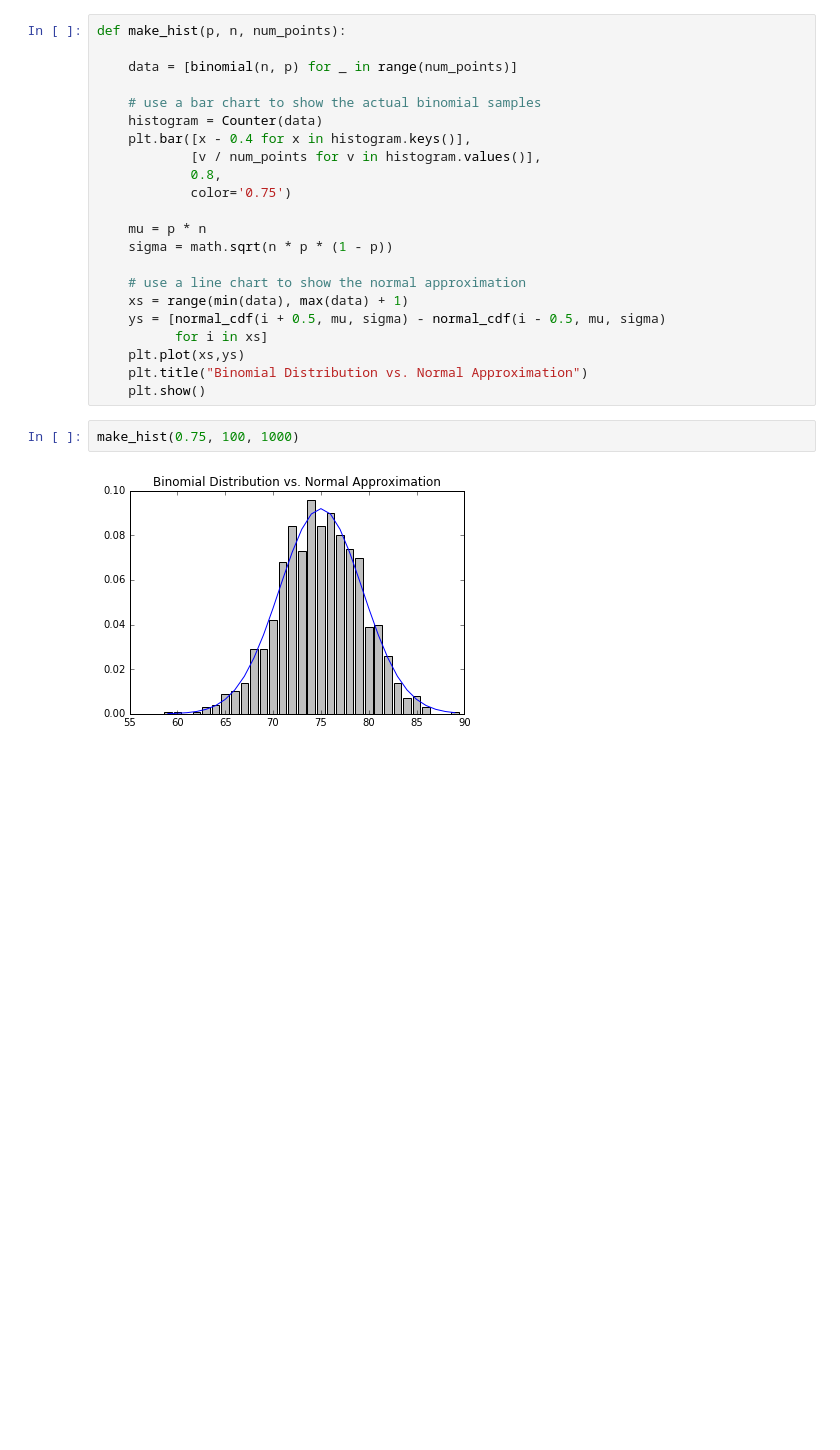
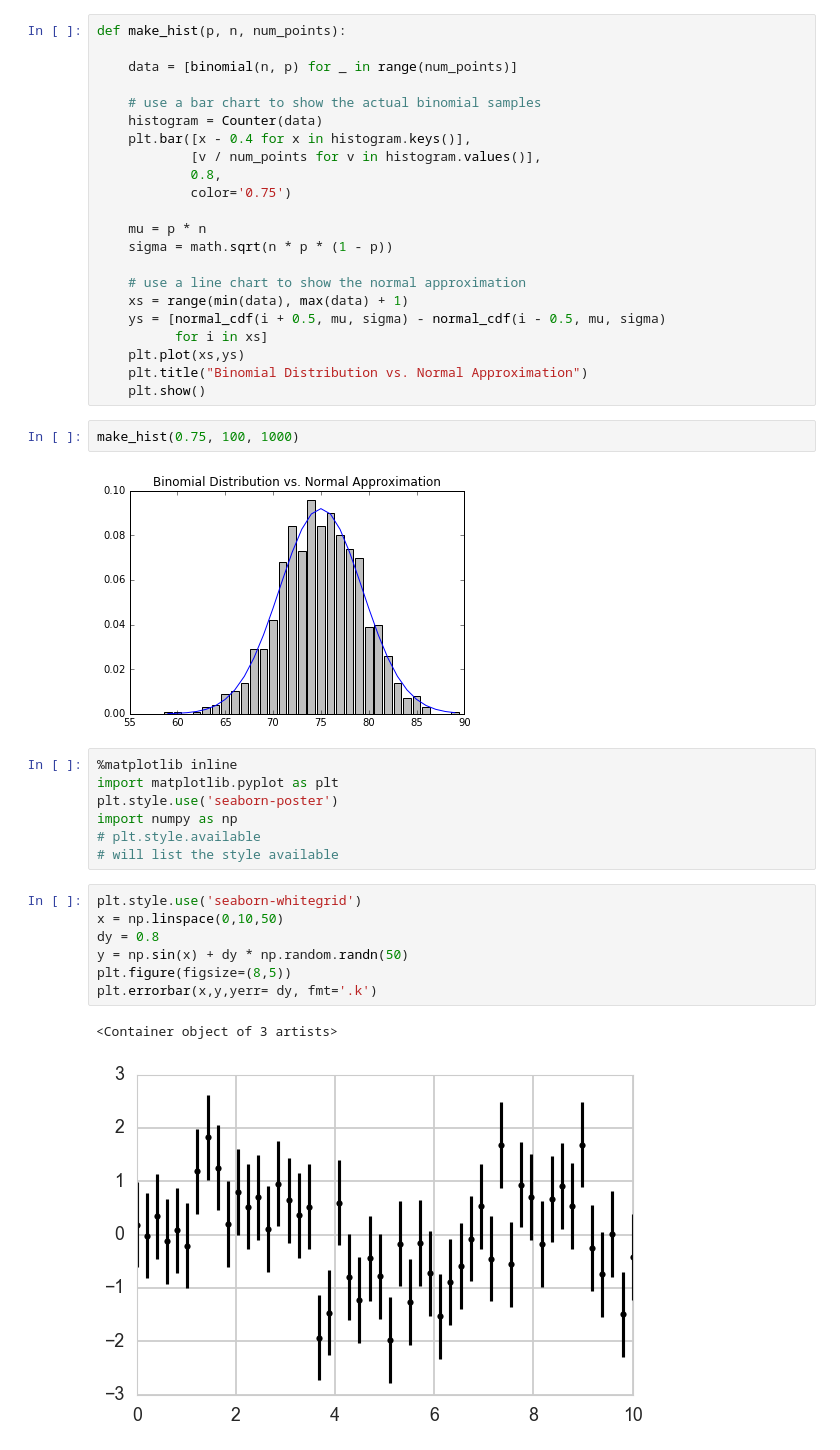
Before and after one commit to riversxiao/datamining, a Jupyter notebook: datavisualization/Basic_Matplotlib.ipynb, the cells around one changed output. Drawn from its saved outputs; the diff is of its cells as text; blank space fills up the shorter version.

```diff
--- a/datavisualization/Basic_Matplotlib.ipynb
+++ b/datavisualization/Basic_Matplotlib.ipynb
@@ -240,3 +240,20 @@ def make_hist(p, n, num_points):
 make_hist(0.75, 100, 1000)
 # %% [output]
 [figure]
+# %%
+%matplotlib inline
+import matplotlib.pyplot as plt
+plt.style.use('seaborn-poster')
+import numpy as np
+# plt.style.available
+# will list the style available
+# %%
+plt.style.use('seaborn-whitegrid')
+x = np.linspace(0,10,50)
+dy = 0.8
+y = np.sin(x) + dy * np.random.randn(50)
+plt.figure(figsize=(8,5))
+plt.errorbar(x,y,yerr= dy, fmt='.k')
+# %% [output]
+<Container object of 3 artists>
+[figure, added]
```
Also changed, not shown: parts of 11 cells of this notebook, 1 other file.
